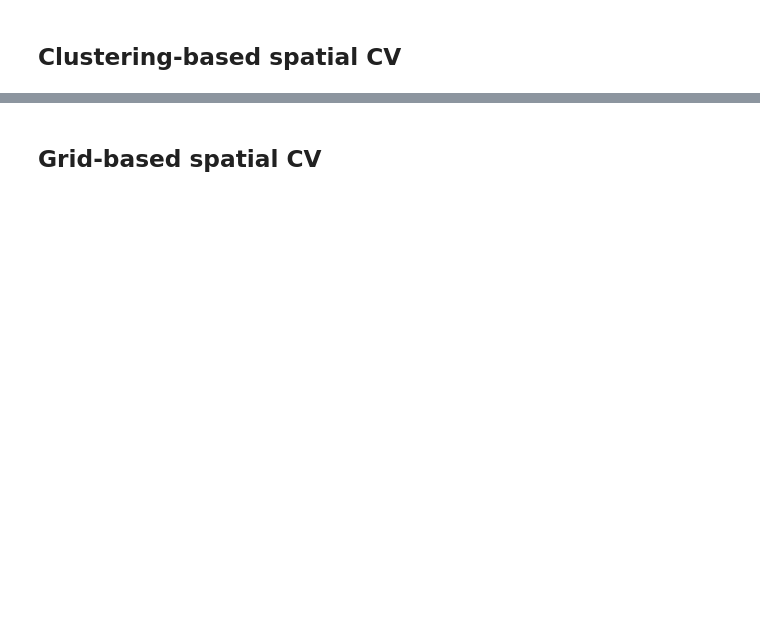
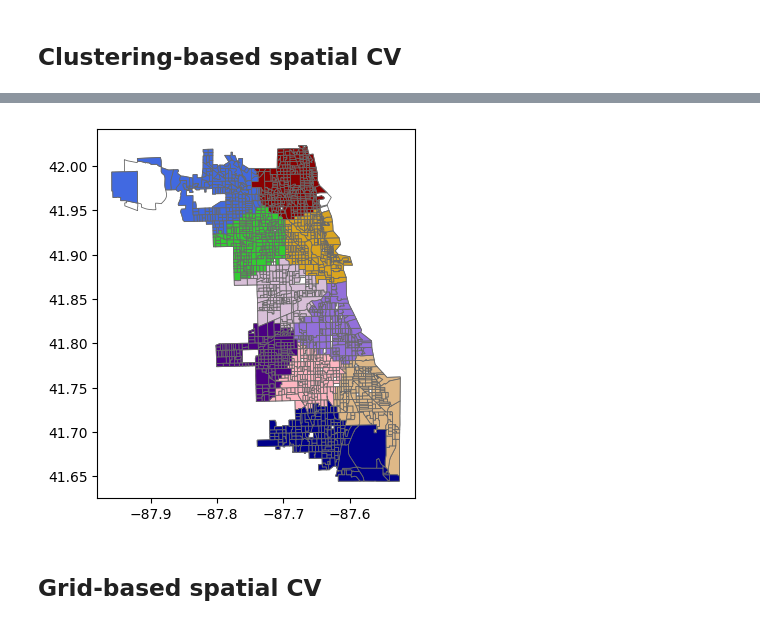
Before and after one commit to geoai-lab/spatialCV, a Jupyter notebook: Code/spatialCV_DV.ipynb, the cells around one changed output, grey strips where cells are left out. Drawn from its saved outputs; the diff is of its cells as text; code cells hidden in the pictures; blank space fills up the shorter version.

```diff
--- a/Code/spatialCV_DV.ipynb
+++ b/Code/spatialCV_DV.ipynb
@@ -122,7 +174,7 @@ for train_index, test_index in group_kfold.split(df_DV_cluster, y, group_index):
     X_scaled_train = standarize_data(X_train, training_stat)
     X_scaled_test = standarize_data(X_test, training_stat)
 
-    rf = RandomForestRegressor(n_estimators=200, max_features='sqrt', random_state=42, bootstrap=False)
+    rf = RandomForestRegressor(n_estimators=80, max_features='sqrt', random_state=42, bootstrap=False)
     rf.fit(X_scaled_train, y_train)
 
     rf_predict = rf.predict(X_scaled_test)
@@ -137,3 +201,21 @@ print("rmse: " + str(round(rmse,4)), "r2: " + str(round(r2,4)))
+# %%
+# Making a figure for cluster based spatial CV
+
+fig, ax = plt.subplots(nrows=1, ncols=1)
+basemap = boundary.plot(ax=ax, color='white', edgecolor='dimgrey', linewidth=0.6)
+
+i=0
+color_list = ['darkred', 'goldenrod', 'limegreen', 'burlywood', 'royalblue', 'mediumpurple', 'lightpink', 'thistle', 'indigo', 'darkblue']
+for train_index, test_index in group_kfold.split(df_DV_cluster, y, group_index):
+    test_index = df_DV_cluster.iloc[test_index]["CensusBloc"].astype(str).to_list()
+    test_geometry = boundary.loc[boundary["CensusBloc"].isin(test_index)]
+    test_geometry.plot(ax=basemap, color=color_list[i], edgecolor='dimgrey', linewidth=0.6)
+    i = i + 1
+
+plt.savefig('../Data/DV/Figs/cluster.png', dpi=300)
+plt.show()
+# %% [output]
+[figure, added]
 # %% [markdown]
 ## Grid-based spatial CV
 # %%
```
Also changed, not shown: parts of 20 cells of this notebook, 1 other file.
